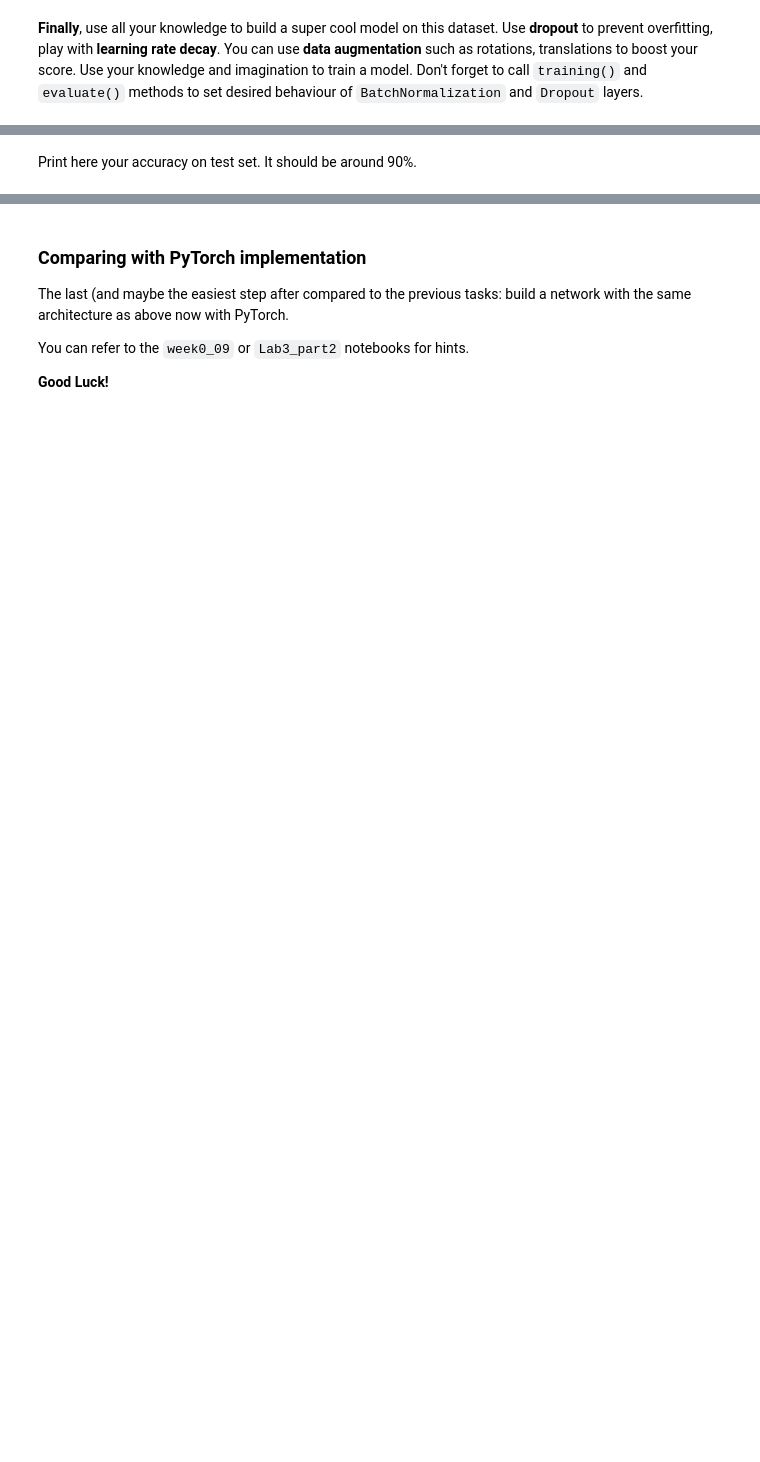
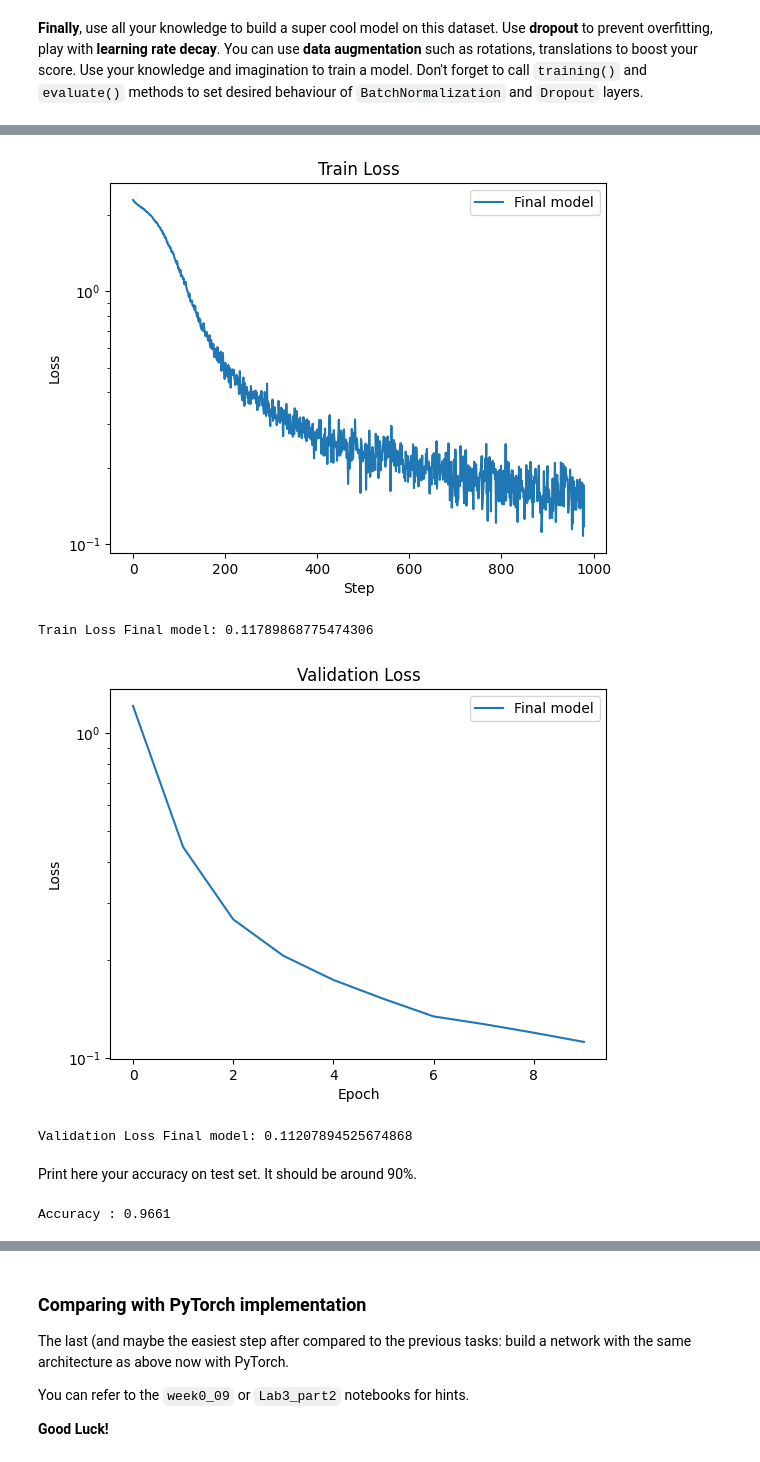
Before and after one commit to LizaAvsyannik/MADE_ML_2022, a Jupyter notebook: homeworks/assignment0_04_nn_from_scratch/main_notebook.ipynb, the cells around one changed output, grey strips where cells are left out. Saved outputs shown, nothing was run; the diff lists cells and outputs as text; code cells hidden in the pictures; blank space fills up the shorter version.

```diff
--- a/homeworks/assignment0_04_nn_from_scratch/main_notebook.ipynb
+++ b/homeworks/assignment0_04_nn_from_scratch/main_notebook.ipynb
@@ -181,2 +392,22 @@ Write your personal opinion on the activation functions, think about computation
 # %%
 # Your code goes here. ################################################
+X_train, y_train, X_val, y_val, X_test, y_test = mnist.load_dataset()
+# %%
+# Your answer goes here. ################################################
+model = Sequential()
+model.add(Flatten())
+model.add(Linear(X_train.shape[1] * X_train.shape[2], 128))
+model.add(ReLU())
+model.add(Dropout())
+model.add(BatchNormalization(alpha=0.1))
+model.add(ChannelwiseScaling(128))
+model.add(Linear(128, n_classes))
+model.add(LogSoftMax())
+
+print(model)
+
+n_epoch = 10
+batch_size = 512
+optimizer = adam_optimizer
+optimizer_config = {'learning_rate' : 1e-3, 'beta1': 0.9, 'beta2': 0.999, 'epsilon':1e-8}
+criterion = ClassNLLCriterion()
@@ -183,2 +423,14 @@ Write your personal opinion on the activation functions, think about computation
+# %%
+train_losses, val_losses = train_loop(model=model, X=X_train, y=one_hot_encode(n_classes, y_train),
+                                      n_epoch=10, batch_size=512, criterion=criterion,
+                                      optimizer=optimizer, optimizer_config=optimizer_config,
+                                      X_val=X_val, y_val=one_hot_encode(n_classes, y_val))
+# %%
+plot_losses(np.array([train_losses]), np.array([val_losses]), labels=['Final model'])
+# %% [output]
+[figure, added]
+Train Loss Final model: 0.11789868775474306
+[figure, added]
+Validation Loss Final model: 0.11207894525674868
 # %% [markdown]
 Print here your accuracy on test set. It should be around 90%.
@@ -186,0 +437,10 @@ Print here your accuracy on test set. It should be around 90%.
+# %%
+from sklearn.metrics import accuracy_score
+
+model.evaluate()
+probas = model.forward(X_test)
+predictions = probas.argmax(axis=-1)
+
+print(f'Accuracy : {accuracy_score(predictions, y_test)}')
+# %% [output]
+Accuracy : 0.9661
```
Also changed, not shown: parts of 27 cells of this notebook.
